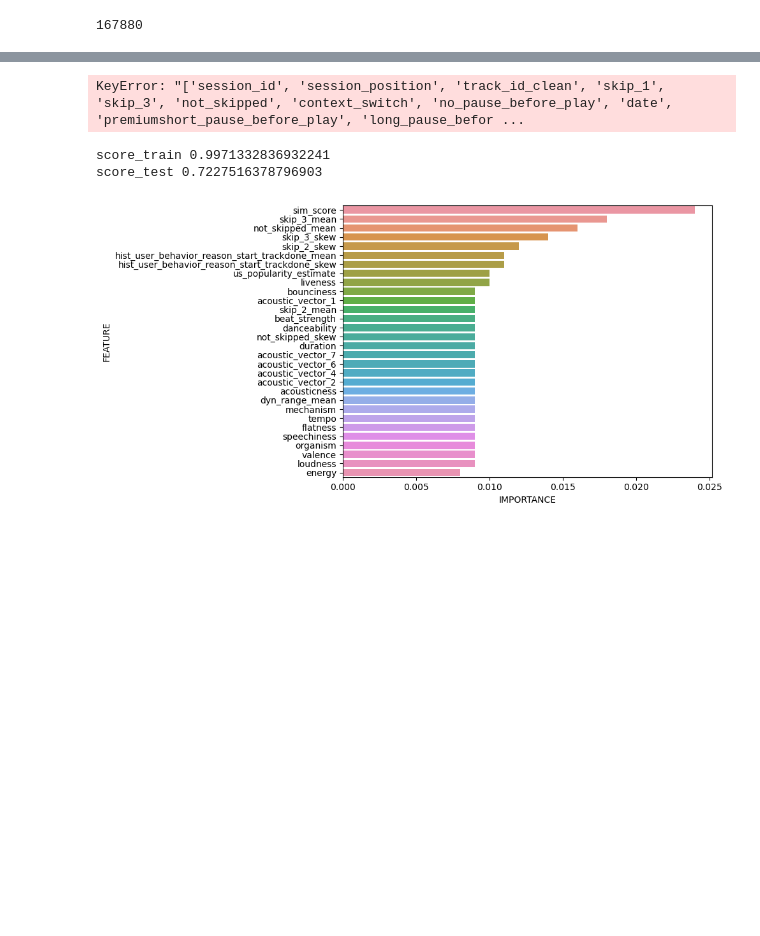
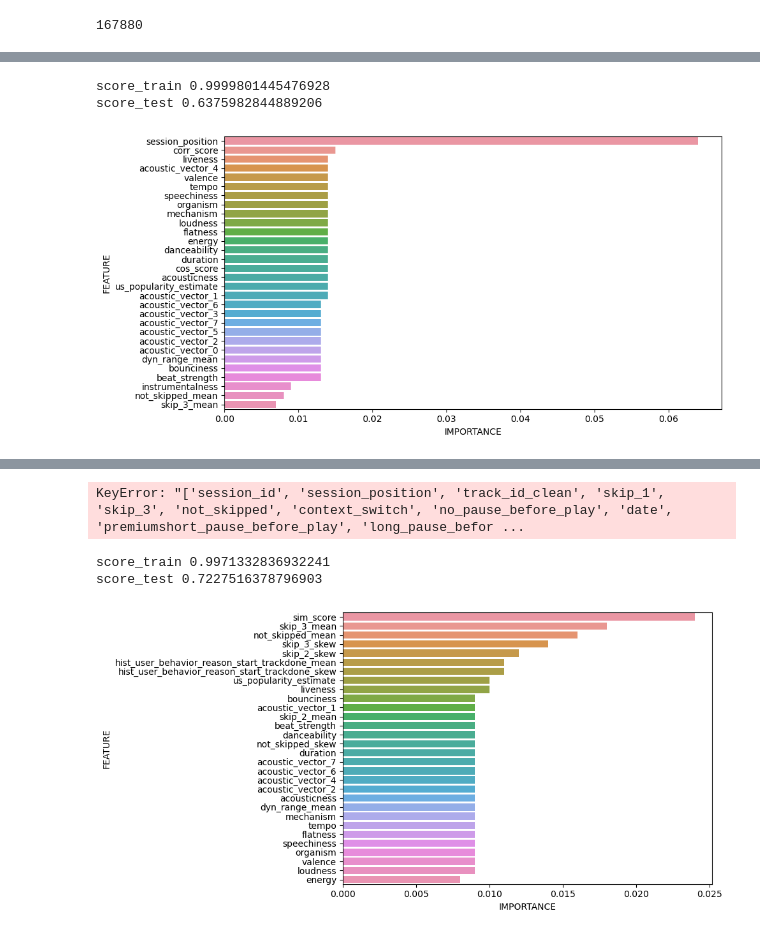
Before and after one commit to curlsloth/Capstone_Spotify-Sequential-Skip-Prediction, a Jupyter notebook: notebooks/5-2_mini_Modeling_RecommendationFiltering.ipynb, the cells around one changed output, grey strips where cells are left out. Cells and saved outputs as stored; diff of their text form; code cells hidden in the pictures; blank space fills up the shorter version.

Commit message:
testing RF with new data splitting plan & resizing the figure

```diff
--- a/notebooks/5-2_mini_Modeling_RecommendationFiltering.ipynb
+++ b/notebooks/5-2_mini_Modeling_RecommendationFiltering.ipynb
@@ -451,0 +448,17 @@ Index(['session_id', 'session_position', 'track_id_clean', 'skip_1', 'skip_2',
+# %%
+drop_cols = ['session_id', 'track_id_clean', 'skip_1', 'skip_2',
+       'skip_3', 'not_skipped', 'context_switch', 'no_pause_before_play','date', 'hour_of_day', 'premium',
+       'short_pause_before_play', 'long_pause_before_play',
+       'hist_user_behavior_is_shuffle',
+       'hist_user_behavior_reason_start_appload',
+       'hist_user_behavior_reason_start_backbtn',
+       'hist_user_behavior_reason_start_clickrow',
+       'hist_user_behavior_reason_start_endplay',
+       'hist_user_behavior_reason_start_fwdbtn',
+       'hist_user_behavior_reason_start_playbtn',
+       'hist_user_behavior_reason_start_remote',
+       'hist_user_behavior_reason_start_trackdone',
+       'hist_user_behavior_reason_start_trackerror', 'context_type_catalog',
+       'context_type_charts', 'context_type_editorial_playlist',
+       'context_type_personalized_playlist', 'context_type_radio',
+       'context_type_user_collection', 'track_id','clus']
@@ -451,0 +485,32 @@ Index(['session_id', 'session_position', 'track_id_clean', 'skip_1', 'skip_2',
+# %%
+def run_RF(test_set, train_set, drop_cols):
+
+    X_train = pd.concat(train_set).drop(columns = drop_cols)
+    X_test = test_set.drop(columns = drop_cols)
+    y_train = pd.concat(train_set)['skip_2']
+    y_test = test_set['skip_2']
+
+
+    rf = RandomForestClassifier(random_state=23, n_jobs = -1)
+    rf.fit(X_train,y_train)
+    score_train = rf.score(X_train,y_train)
+    score_test = rf.score(X_test,y_test)
+    print('score_train',score_train)
+    print('score_test',score_test)
+
+
+    importances = pd.DataFrame({'FEATURE':X_train.columns,'IMPORTANCE':np.round(rf.feature_importances_,3)})
+    importances = importances.sort_values('IMPORTANCE',ascending=False).set_index('FEATURE')
+
+    fig, ax = plt.subplots(figsize=(10,5))
+    sel_range = 30
+    sns.barplot(y = importances[0:sel_range].index, x = importances['IMPORTANCE'][0:sel_range], orient = 'h', ax = ax)
+
+    plt.tight_layout()
+    plt.show()
+# %%
+run_RF(df_test_pred_set1_FA, [df_test_pred_set2_FA,df_test_pred_set3_FA,df_test_pred_set4_FA], drop_cols)
+# %% [output]
+score_train 0.9999801445476928
+score_test 0.6375982844889206
+[figure, added]
```
Also changed, not shown: parts of 27 cells of this notebook, 2 other files.
